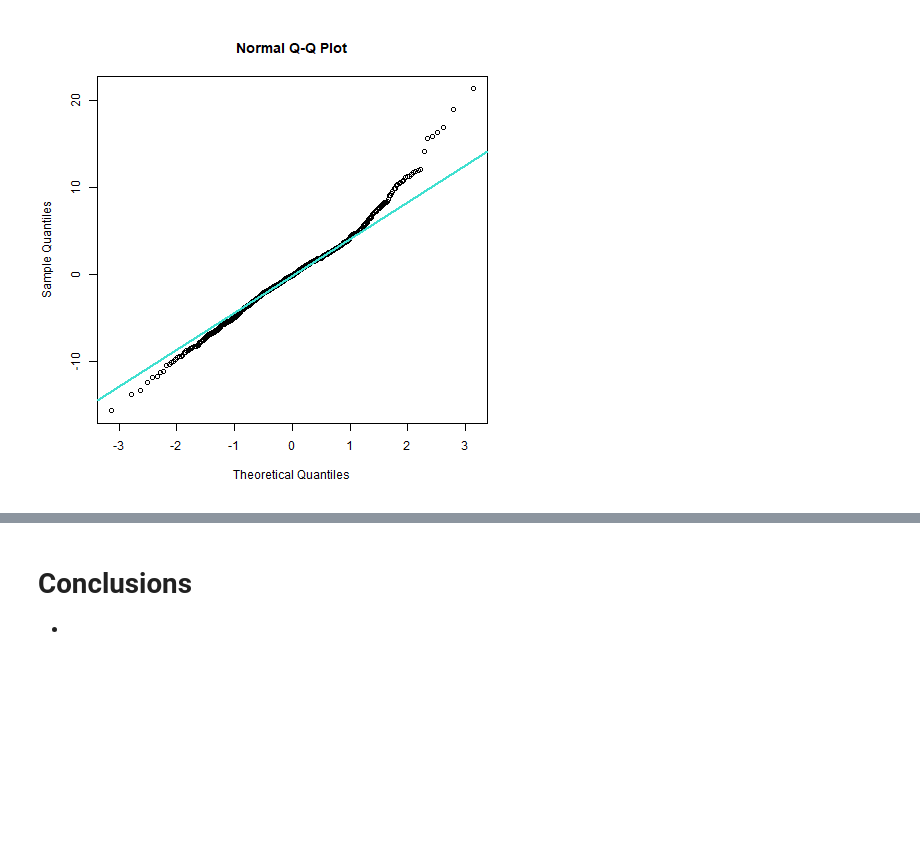
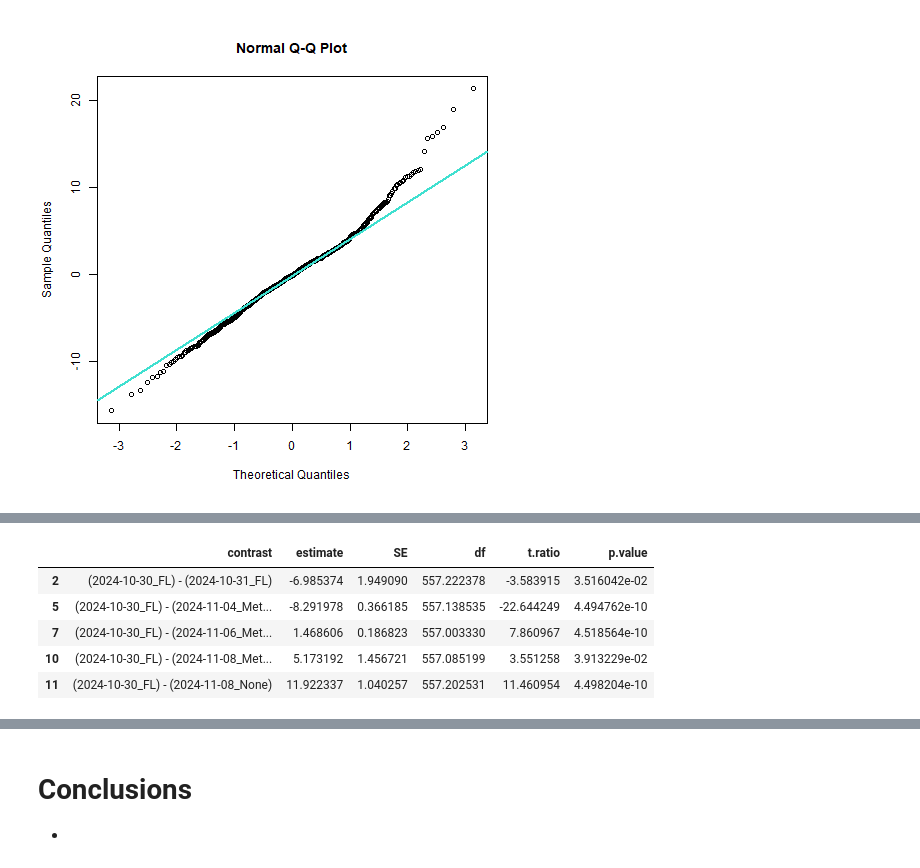
Before and after one commit to another-phytophile/Ethan_Chalk_Project, a Jupyter notebook: Code/Final Report.ipynb, the cells around one changed output, grey strips where cells are left out. Drawn from its saved outputs; the diff is of its cells as text; code cells hidden in the pictures; blank space fills up the shorter version.

```diff
--- a/Code/Final Report.ipynb
+++ b/Code/Final Report.ipynb
@@ -342,0 +413,12 @@ For random effects, as shown above, I used AIC and BIC to determine the ideal co
+# %%
+%%R -o emmplot -o contrasts
+finalmodel = lmer(Pull~log(Pinch) + Day_Chalk + (1 | Person),
+                data = Chalk,
+                REML = TRUE,
+                na.action=na.fail)
+# Now we do Mean Comparisons
+corCov = vcovCR(finalmodel,type="CR2")
+robustemm = emmeans(finalmodel, specs = ~Day_Chalk, vcov = corCov, type = "response")
+contrasts = summary(pairs(robustemm))
+emmplot = summary(robustemm, infer = TRUE)
+Chalk |> group_by(Day_Chalk) |> summarise(n()) |> print()
@@ -342,0 +467,10 @@ For random effects, as shown above, I used AIC and BIC to determine the ideal co
+# %%
+sigcontrasts = contrasts[contrasts["p.value"] < 0.05]
+sigcontrasts.head()
+# %% [output]
+|  | contrast | estimate | SE | df | t.ratio | p.value |
+| 2 | (2024-10-30_FL) - (2024-10-31_FL) | -6.985374 | 1.949090 | 557.222378 | -3.583915 | 3.516042e-02 |
+| 5 | (2024-10-30_FL) - (2024-11-04_Met... | -8.291978 | 0.366185 | 557.138535 | -22.644249 | 4.494762e-10 |
+| 7 | (2024-10-30_FL) - (2024-11-06_Met... | 1.468606 | 0.186823 | 557.003330 | 7.860967 | 4.518564e-10 |
+| 10 | (2024-10-30_FL) - (2024-11-08_Met... | 5.173192 | 1.456721 | 557.085199 | 3.551258 | 3.913229e-02 |
+| 11 | (2024-10-30_FL) - (2024-11-08_None) | 11.922337 | 1.040257 | 557.202531 | 11.460954 | 4.498204e-10 |
```
Also changed, not shown: parts of 33 cells of this notebook.
